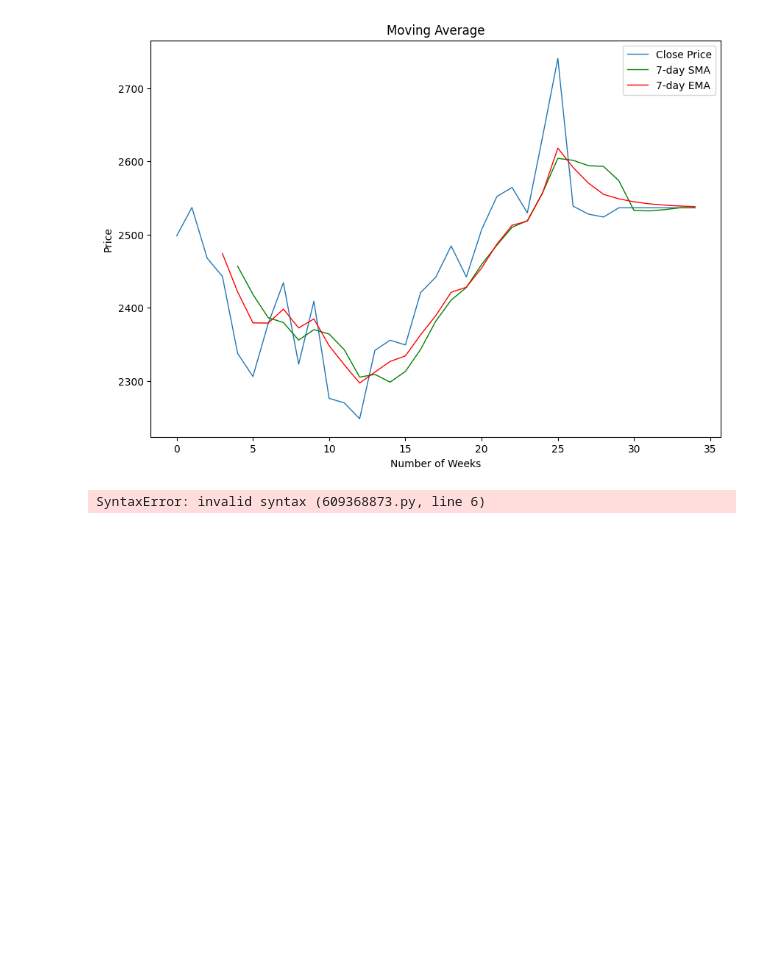
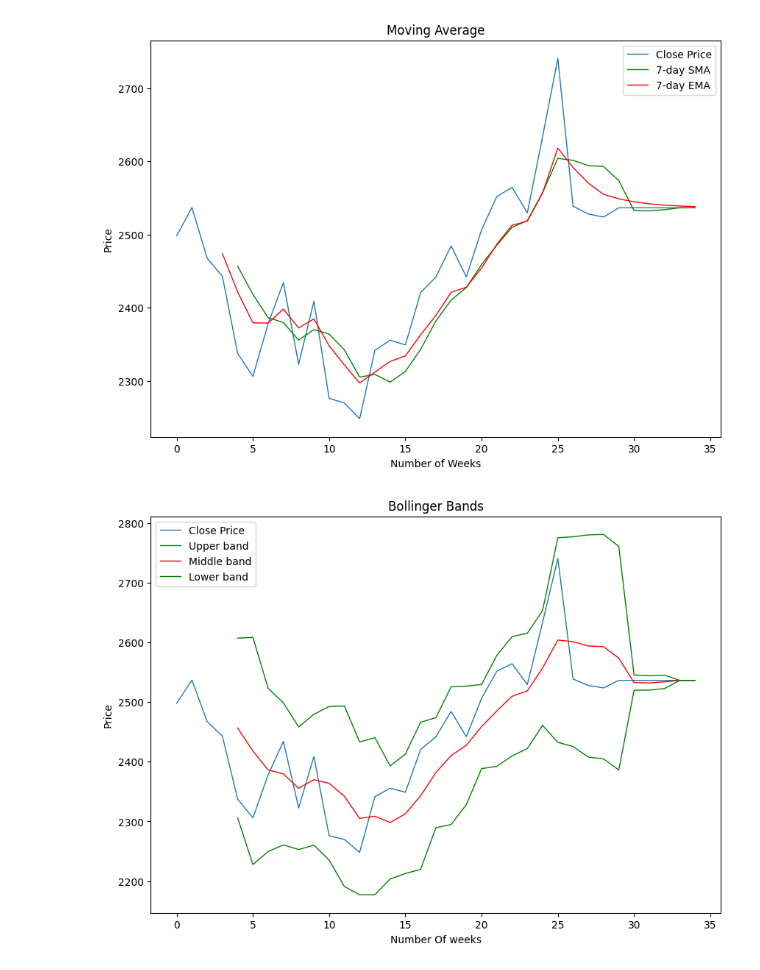
Before and after one commit to viraj-s15/stock-trend-analysis, a Jupyter notebook: notebooks/add_technical_indicators.ipynb, the cells around one changed output. Saved outputs shown, nothing was run; the diff lists cells and outputs as text; code cells hidden in the pictures; blank space fills up the shorter version.

```diff
--- a/notebooks/add_technical_indicators.ipynb
+++ b/notebooks/add_technical_indicators.ipynb
@@ -109,22 +109,22 @@ plt.show()
 # %%
 plt.figure(figsize=(10,7))
 
 # Set the title and axis labels
 plt.title('Bollinger Bands')
 plt.xlabel('Number Of weeks')
-plt.ylabel('Price')added nb for
+plt.ylabel('Price')
 
 plt.plot(df['Close Price'],lw=1, label='Close Price')
 plt.plot(df['UpperBand'],'g',lw=1, label='Upper band')
 plt.plot(df['MiddleBand'],'r',lw=1, label='Middle band')
 plt.plot(df['LowerBand'],'g', lw=1, label='Lower band')
 
 # Add a legend to the axis
 plt.legend()
 
 plt.show()
 # %% [output]
-SyntaxError: invalid syntax (609368873.py, line 6)
+[figure, added]
 # %%
 fig = plt.figure(figsize=(10, 7))
 
```
Also changed, not shown: parts of 3 cells of this notebook.
